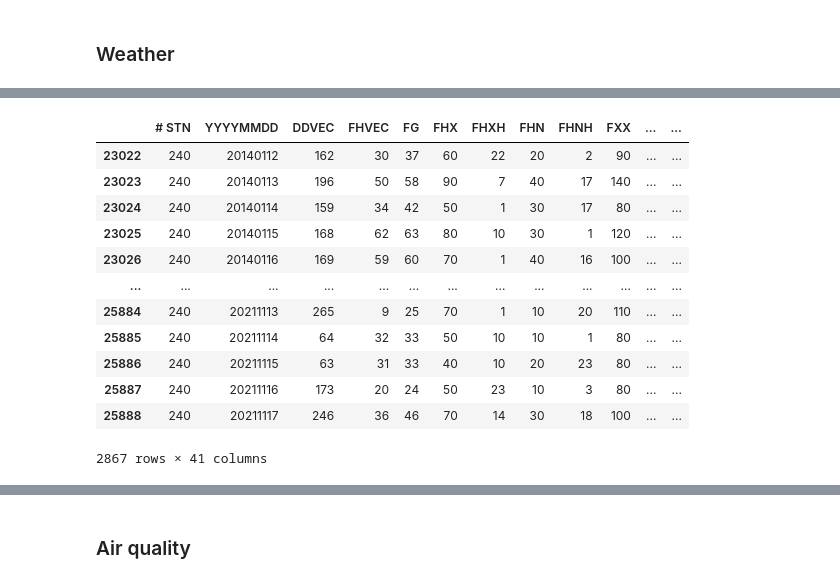
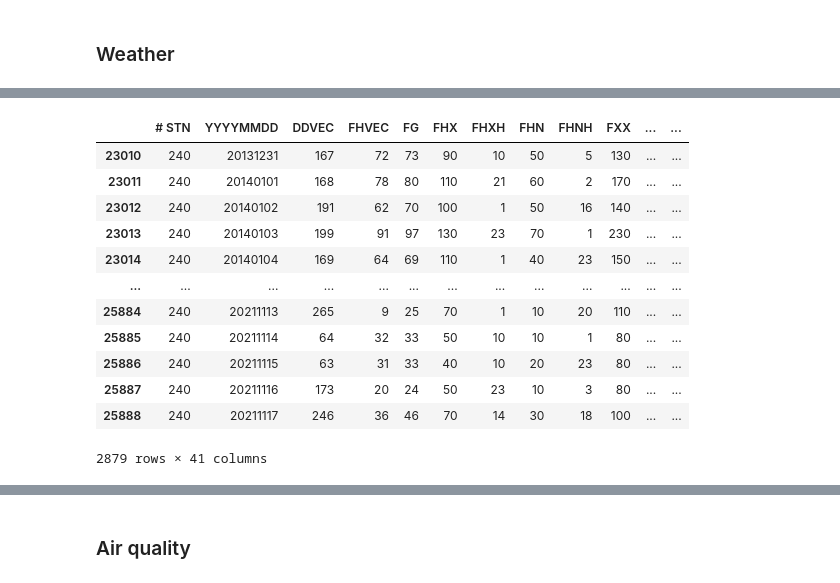
Before and after one commit to ClauCarloni/data_final_project, a Jupyter notebook: dutch_daily_weather_data.ipynb, the cells around one changed output, grey strips where cells are left out. Cells and saved outputs as stored; diff of their text form; code cells hidden in the pictures.

Commit message:
Adding lateste dutch weather notebook

```diff
--- a/dutch_daily_weather_data.ipynb
+++ b/dutch_daily_weather_data.ipynb
@@ -16,18 +57,18 @@ import seaborn as sns
 # %%
 weather = pd.read_csv(r'C:\Users\claud\data_final_project\Usefull\etmgeg_240_Ams_Schiphol\etmgeg_240.txt')
-weather = weather[(weather.YYYYMMDD >= 20140112)]
+weather = weather[(weather.YYYYMMDD >= 20131231)]
 weather
 # %% [output]
 |  | # STN | YYYYMMDD | DDVEC | FHVEC | FG | FHX | FHXH | FHN | FHNH | FXX | ... | ... |
-| 23022 | 240 | 20140112 | 162 | 30 | 37 | 60 | 22 | 20 | 2 | 90 | ... | ... |
-| 23023 | 240 | 20140113 | 196 | 50 | 58 | 90 | 7 | 40 | 17 | 140 | ... | ... |
-| 23024 | 240 | 20140114 | 159 | 34 | 42 | 50 | 1 | 30 | 17 | 80 | ... | ... |
-| 23025 | 240 | 20140115 | 168 | 62 | 63 | 80 | 10 | 30 | 1 | 120 | ... | ... |
-| 23026 | 240 | 20140116 | 169 | 59 | 60 | 70 | 1 | 40 | 16 | 100 | ... | ... |
+| 23010 | 240 | 20131231 | 167 | 72 | 73 | 90 | 10 | 50 | 5 | 130 | ... | ... |
+| 23011 | 240 | 20140101 | 168 | 78 | 80 | 110 | 21 | 60 | 2 | 170 | ... | ... |
+| 23012 | 240 | 20140102 | 191 | 62 | 70 | 100 | 1 | 50 | 16 | 140 | ... | ... |
+| 23013 | 240 | 20140103 | 199 | 91 | 97 | 130 | 23 | 70 | 1 | 230 | ... | ... |
+| 23014 | 240 | 20140104 | 169 | 64 | 69 | 110 | 1 | 40 | 23 | 150 | ... | ... |
 | ... | ... | ... | ... | ... | ... | ... | ... | ... | ... | ... | ... | ... |
 | 25884 | 240 | 20211113 | 265 | 9 | 25 | 70 | 1 | 10 | 20 | 110 | ... | ... |
 | 25885 | 240 | 20211114 | 64 | 32 | 33 | 50 | 10 | 10 | 1 | 80 | ... | ... |
 | 25886 | 240 | 20211115 | 63 | 31 | 33 | 40 | 10 | 20 | 23 | 80 | ... | ... |
 | 25887 | 240 | 20211116 | 173 | 20 | 24 | 50 | 23 | 10 | 3 | 80 | ... | ... |
 | 25888 | 240 | 20211117 | 246 | 36 | 46 | 70 | 14 | 30 | 18 | 100 | ... | ... |
-2867 rows × 41 columns
+2879 rows × 41 columns
```
Also changed, not shown: parts of 11 cells of this notebook, 12 other files.
